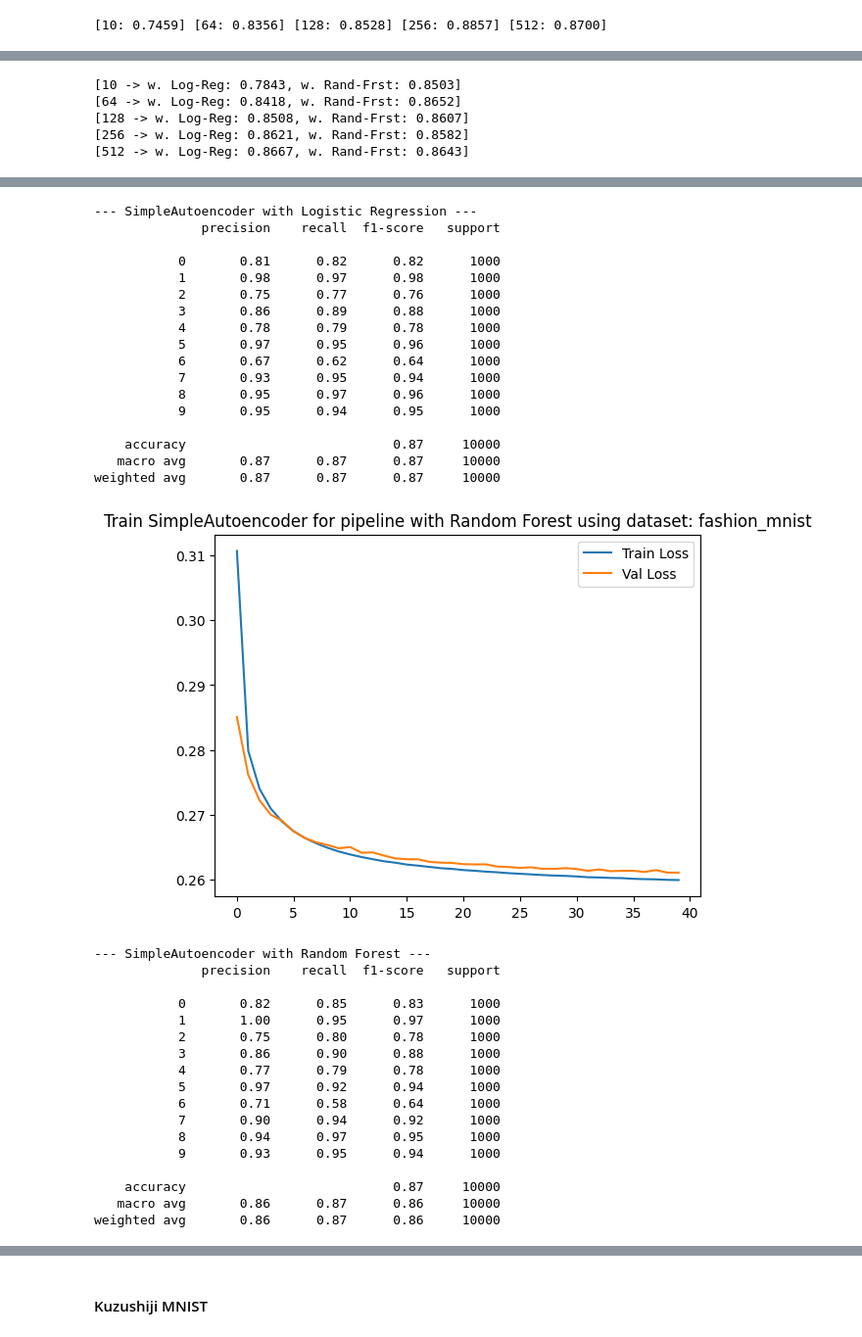
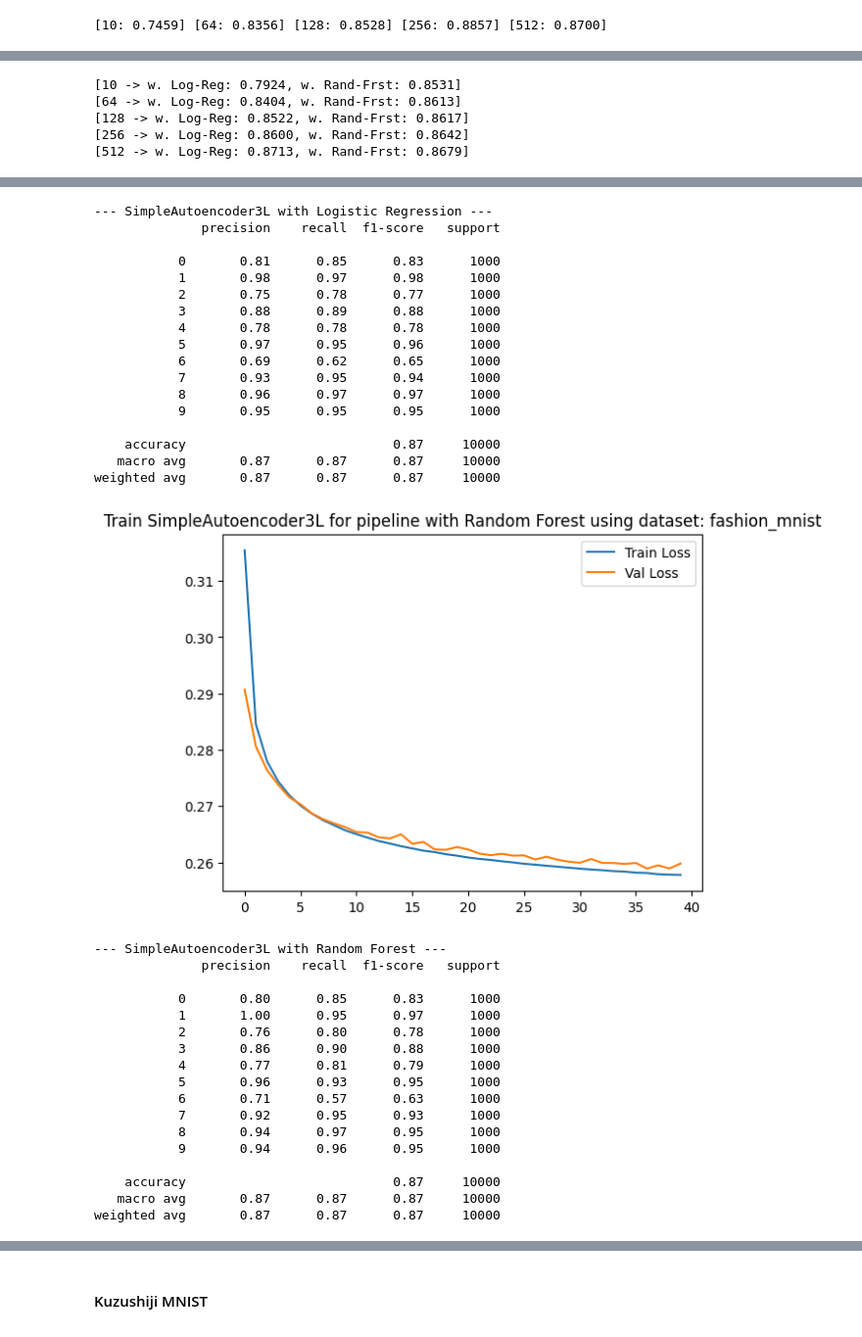
Before and after one commit to mwardynski/machine-learning, a Jupyter notebook: lab7/lab7_4.ipynb, the cells around one changed output, grey strips where cells are left out. Shown at 98% size. Drawn from its saved outputs; the diff is of its cells as text; code cells hidden in the pictures.

```diff
--- a/lab7/lab7_4.ipynb
+++ b/lab7/lab7_4.ipynb
@@ -39,18 +43,22 @@ class FrozenEncoder(BaseEstimator, TransformerMixin):
 def viz_score_to_latent_dim(latent_dims, scores_1, scores_2, metric_name, score_1_name, score_2_name):
 
     plt.figure(figsize=(8, 5))
-    plt.plot(latent_dims, scores_1, label=score_1_name, color="red", linestyle="-", marker="o")
+    scores_1 = sorted(scores_1, key=lambda x: x[0])
+    x, y = zip(*scores_1)
+    plt.plot(x, y, label=score_1_name, color="red", linestyle="-", marker="o")
     if scores_2:
-        plt.plot(latent_dims, scores_2, label=score_2_name, color="blue", linestyle="-", marker="o")
+        scores_2 = sorted(scores_2, key=lambda x: x[0])
+        x, y = zip(*scores_2)
+        plt.plot(x, y, label=score_2_name, color="blue", linestyle="-", marker="o")
     plt.title(f"{metric_name} - Lattent Layer Dimension")
     plt.xlabel("Lattent Layer Dimension")
     plt.ylabel(f"{metric_name}")
     plt.legend()
     plt.show()
 
-    for i in range(len(latent_dims)):
-        print(f"[{latent_dims[i]} -> {score_1_name}: {scores_1[i]:.4f}", end="")
+    for i in range(len(scores_1)):
+        print(f"[{scores_1[i][0]} -> {score_1_name}: {scores_1[i][1]:.4f}", end="")
         if scores_2:
-            print(f", {score_2_name}: {scores_2[i]:.4f}", end="")
+            print(f", {score_2_name}: {scores_2[i][1]:.4f}", end="")
         print("]")
     print()
@@ -149,12 +185,14 @@ def find_and_eval_best_encoder(dataset_name, model_class, latent_dims, log_reg,
 # %%
-class SimpleAutoencoder(tf.keras.Model):
+class SimpleAutoencoder3L(tf.keras.Model):
   def __init__(self, latent_dim):
-    super(SimpleAutoencoder, self).__init__()
+    super(SimpleAutoencoder3L, self).__init__()
     self.latent_dim = latent_dim
-    self.mid_dim = 384
+    self.mid_dim = 192
+    self.boarder_dim = 384
     self.encoder = tf.keras.Sequential(
         [
             tf.keras.layers.InputLayer(shape=(784, )),
+            tf.keras.layers.Dense(self.boarder_dim, activation=tf.nn.relu),
             tf.keras.layers.Dense(self.mid_dim, activation=tf.nn.relu),
             tf.keras.layers.Dense(latent_dim, activation=tf.nn.relu),
         ]
@@ -163,6 +201,7 @@ class SimpleAutoencoder(tf.keras.Model):
         [
             tf.keras.layers.InputLayer(shape=(latent_dim,)),
             tf.keras.layers.Dense(self.mid_dim, activation=tf.nn.relu),
+            tf.keras.layers.Dense(self.boarder_dim, activation=tf.nn.relu),
             tf.keras.layers.Dense(units=784, activation=tf.nn.sigmoid),
         ]
     )
@@ -266,5 +334,5 @@ evaluate_autoencoder(utils.Dataset_Select.F_MNIST.value, param_grid, create_simp
 # %%
 log_reg = LogisticRegression(max_iter=1000, solver="newton-cg")
 rand_frst = RandomForestClassifier(n_estimators=250, random_state=seed)
-find_and_eval_best_encoder(utils.Dataset_Select.F_MNIST.value, SimpleAutoencoder, latent_dims, log_reg, rand_frst)
+find_and_eval_best_encoder(utils.Dataset_Select.F_MNIST.value, SimpleAutoencoder3L, latent_dims, log_reg, rand_frst)
 # %% [output]
@@ -292,5 +360,5 @@ find_and_eval_best_encoder(utils.Dataset_Select.F_MNIST.value, SimpleAutoencoder
-[10 -> w. Log-Reg: 0.7843, w. Rand-Frst: 0.8503]
-[64 -> w. Log-Reg: 0.8418, w. Rand-Frst: 0.8652]
-[128 -> w. Log-Reg: 0.8508, w. Rand-Frst: 0.8607]
-[256 -> w. Log-Reg: 0.8621, w. Rand-Frst: 0.8582]
-[512 -> w. Log-Reg: 0.8667, w. Rand-Frst: 0.8643]
+[10 -> w. Log-Reg: 0.7924, w. Rand-Frst: 0.8531]
+[64 -> w. Log-Reg: 0.8404, w. Rand-Frst: 0.8613]
+[128 -> w. Log-Reg: 0.8522, w. Rand-Frst: 0.8617]
+[256 -> w. Log-Reg: 0.8600, w. Rand-Frst: 0.8642]
+[512 -> w. Log-Reg: 0.8713, w. Rand-Frst: 0.8679]
@@ -298,35 +366,35 @@ find_and_eval_best_encoder(utils.Dataset_Select.F_MNIST.value, SimpleAutoencoder
---- SimpleAutoencoder with Logistic Regression ---
+--- SimpleAutoencoder3L with Logistic Regression ---
               precision    recall  f1-score   support
 
-           0       0.81      0.82      0.82      1000
+           0       0.81      0.85      0.83      1000
            1       0.98      0.97      0.98      1000
-           2       0.75      0.77      0.76      1000
-           3       0.86      0.89      0.88      1000
-           4       0.78      0.79      0.78      1000
+           2       0.75      0.78      0.77      1000
+           3       0.88      0.89      0.88      1000
+           4       0.78      0.78      0.78      1000
            5       0.97      0.95      0.96      1000
-           6       0.67      0.62      0.64      1000
+           6       0.69      0.62      0.65      1000
            7       0.93      0.95      0.94      1000
-           8       0.95      0.97      0.96      1000
-           9       0.95      0.94      0.95      1000
+           8       0.96      0.97      0.97      1000
+           9       0.95      0.95      0.95      1000
 
     accuracy                           0.87     10000
    macro avg       0.87      0.87      0.87     10000
 weighted avg       0.87      0.87      0.87     10000
-[figure, old version]
+[figure, new version]
---- SimpleAutoencoder with Random Forest ---
+--- SimpleAutoencoder3L with Random Forest ---
               precision    recall  f1-score   support
 
-           0       0.82      0.85      0.83      1000
+           0       0.80      0.85      0.83      1000
            1       1.00      0.95      0.97      1000
-           2       0.75      0.80      0.78      1000
+           2       0.76      0.80      0.78      1000
            3       0.86      0.90      0.88      1000
-           4       0.77      0.79      0.78      1000
-           5       0.97      0.92      0.94      1000
-           6       0.71      0.58      0.64      1000
-           7       0.90      0.94      0.92      1000
+           4       0.77      0.81      0.79      1000
+           5       0.96      0.93      0.95      1000
+           6       0.71      0.57      0.63      1000
+           7       0.92      0.95      0.93      1000
            8       0.94      0.97      0.95      1000
-           9       0.93      0.95      0.94      1000
+           9       0.94      0.96      0.95      1000
 
     accuracy                           0.87     10000
-   macro avg       0.86      0.87      0.86     10000
-weighted avg       0.86      0.87      0.86     10000
+   macro avg       0.87      0.87      0.87     10000
+weighted avg       0.87      0.87      0.87     10000
```
Also changed, not shown: parts of 57 cells of this notebook.
